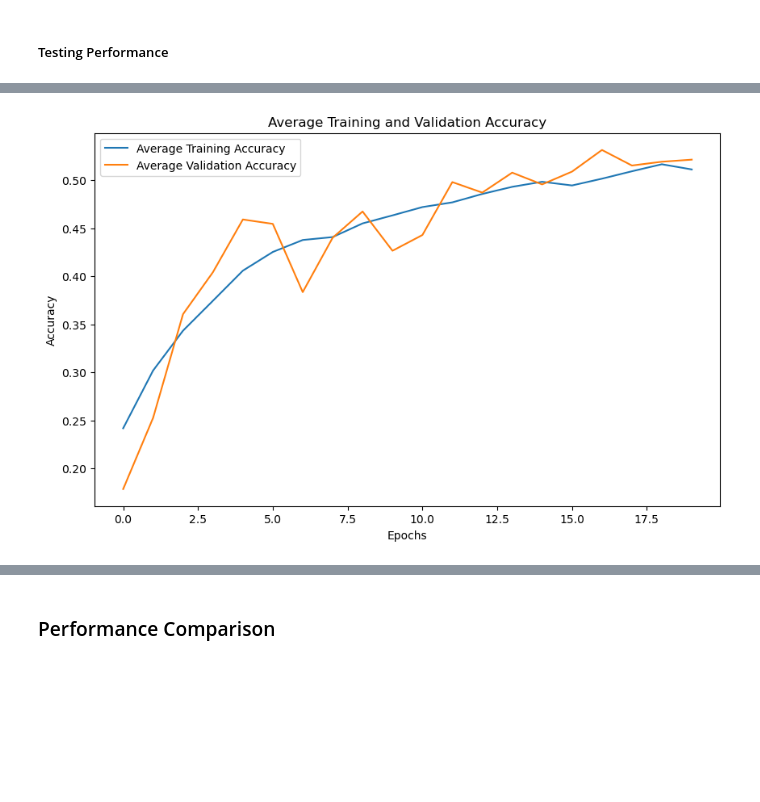
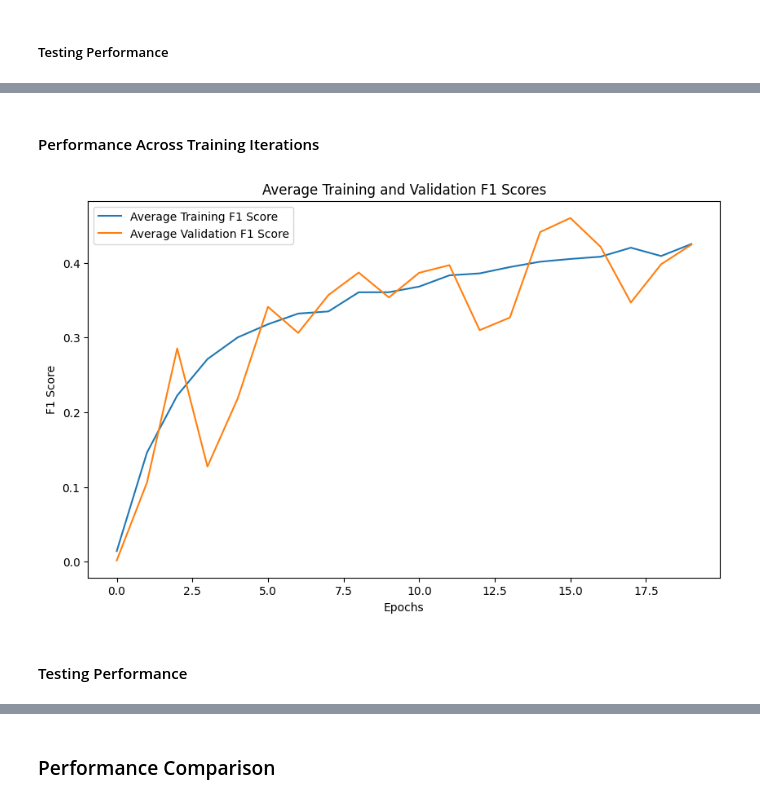
Before and after one commit to KayM586/ML6, a Jupyter notebook: Final.ipynb, the cells around one changed output, grey strips where cells are left out. Saved outputs shown, nothing was run; the diff lists cells and outputs as text; code cells hidden in the pictures; blank space fills up the shorter version.

```diff
--- a/Final.ipynb
+++ b/Final.ipynb
@@ -536,20 +434,0 @@ Test Accuracy: 0.5109208226203918
-# %%
-# !!! CHANGE TO F1 SCORE
-
-training_results_model1_2.append({
-        'loss': history.history['loss'],
-        'f1_score': history.history['f1_score_metric'],
-        'val_loss': history.history['val_loss'],
-        'val_f1_score': history.history['val_f1_score_metric']
-    })
-
-# Evaluate the model on the test data
-y_test_pred = model1_2.predict(X_test)
-y_test_pred_labels = tf.argmax(y_test_pred, axis=1)
-y_test_true_labels = tf.argmax(y_test, axis=1)
-
-# Calculate the F1 score for the test set
-test_f2 = f1_score(y_test_true_labels, y_test_pred_labels, average='weighted')
-print("Test F1 Score:", test_f1)
-
-testing_results_model1_1.append(test_f2)
@@ -583,25 +464,42 @@ plt.show()
+# %% [markdown]
+#### Performance Across Training Iterations
 # %%
-# Initialize lists to store the average accuracy and validation accuracy across all instances
-avg_accuracy1_2 = []
-avg_val_accuracy1_2 = []
+# Initialize lists to store the average training f1 and validation f1 across all instances
+avg_metric1_2 = []
+avg_val_metric1_2 = []
 
-# Calculate the average accuracy and validation accuracy for each epoch
+# Calculate the average training f1 and validation f1 for each epoch
 for epoch in range(num_epochs):
-    epoch_accuracy = [result['accuracy'][epoch] for result in training_results_model1_2]
-    epoch_val_accuracy = [result['val_accuracy'][epoch] for result in training_results_model1_2]
+    # access precision and recall data
+    epoch_precision = [result['precision'][epoch] for result in training_results_model1_2]
+    epoch_val_precision = [result['val_precision'][epoch] for result in training_results_model1_2]
 
-    avg_accuracy1_2.append(np.mean(epoch_accuracy))
-    avg_val_accuracy1_2.append(np.mean(epoch_val_accuracy))
+    epoch_recall = [result['recall'][epoch] for result in training_results_model1_2]
+    epoch_val_recall = [result['val_recall'][epoch] for result in training_results_model1_2]
+
+    avg_precision = np.mean(epoch_precision)
+    avg_val_precision = np.mean(epoch_val_precision)
+    avg_recall = np.mean(epoch_recall)
+    avg_val_recall = np.mean(epoch_val_recall)
+
+    # manually compute F1 score from the average precision and recall per epoch
+    epoch_f1 = 2 * (avg_precision * avg_recall) / (avg_precision + avg_recall + 1e-7)
+    epoch_val_f1 = 2 * (avg_val_precision * avg_val_recall) / (avg_val_precision + avg_val_recall + 1e-7)
+
+    avg_metric1_2.append(epoch_f1)
+    avg_val_metric1_2.append(epoch_val_f1)
 
 # Plot the average training and validation accuracy across all instances
 plt.figure(figsize=(10, 6))
-plt.plot(avg_accuracy1_2, label='Average Training Accuracy')
-plt.plot(avg_val_accuracy1_2, label='Average Validation Accuracy')
+plt.plot(avg_metric1_2, label='Average Training F1 Score')
+plt.plot(avg_val_metric1_2, label='Average Validation F1 Score')
 plt.xlabel('Epochs')
-plt.ylabel('Accuracy')
-plt.title('Average Training and Validation Accuracy')
+plt.ylabel('F1 Score')
+plt.title('Average Training and Validation F1 Scores')
 plt.legend()
 plt.show()
 # %% [output]
-[figure, old version]
+[figure, new version]
+# %% [markdown]
+#### Testing Performance
 # %%
```
Also changed, not shown: parts of 53 cells of this notebook.
